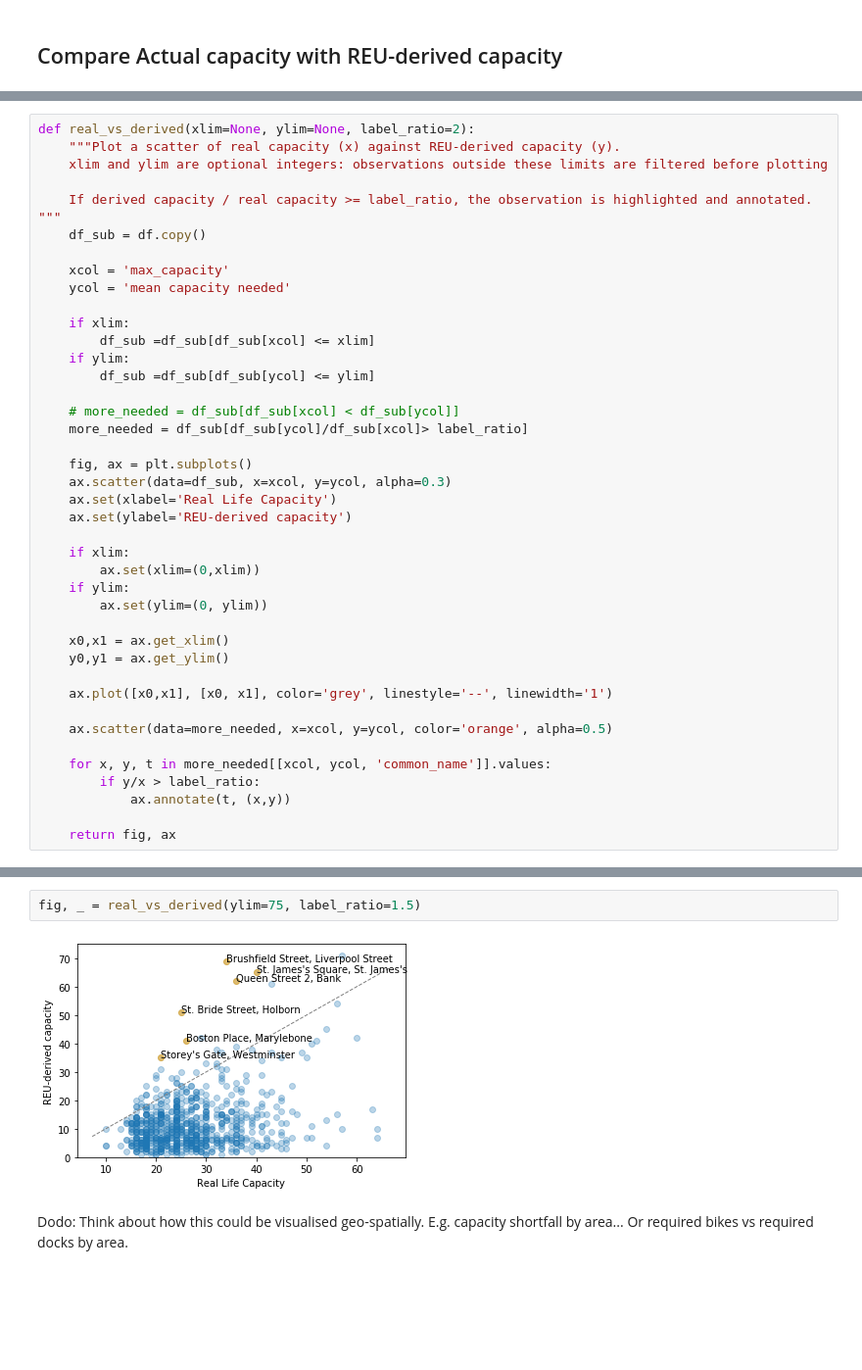
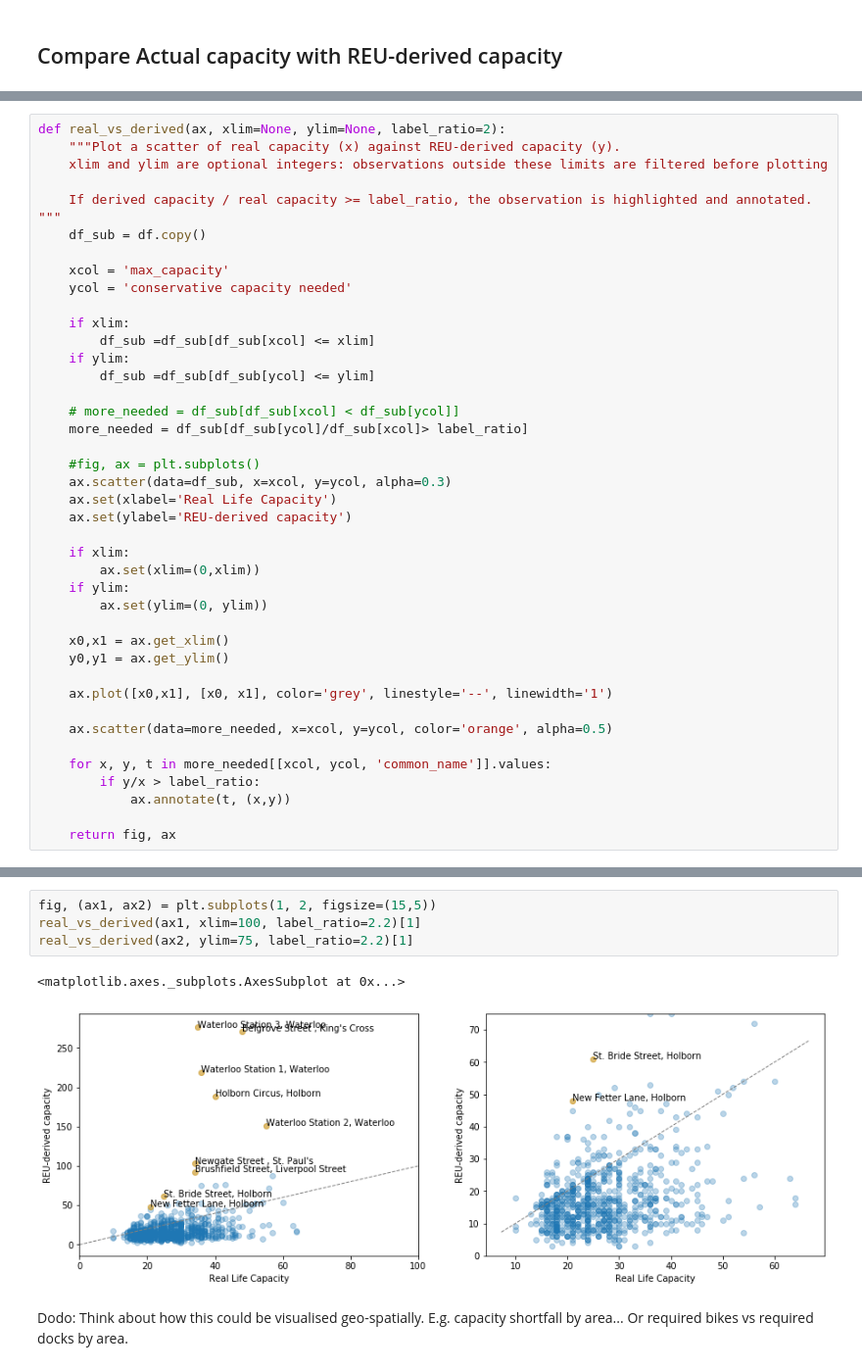
Before and after one commit to Peppers16/tfl_bike_project, a Jupyter notebook: notebooks/Demand Profiles MSP-6.ipynb, the cells around one changed output, grey strips where cells are left out. Shown at 98% size. Cells and saved outputs as stored; diff of their text form; blank space fills up the shorter version.

```diff
--- a/notebooks/Demand Profiles MSP-6.ipynb
+++ b/notebooks/Demand Profiles MSP-6.ipynb
@@ -471,5 +491,5 @@ df[(df['mean docks needed'] > 60) | (df['mean bikes needed'] > 30)]
 # %%
-def real_vs_derived(xlim=None, ylim=None, label_ratio=2):
+def real_vs_derived(ax, xlim=None, ylim=None, label_ratio=2):
     """Plot a scatter of real capacity (x) against REU-derived capacity (y).
     xlim and ylim are optional integers: observations outside these limits are filtered before plotting
 
@@ -477,7 +497,7 @@ def real_vs_derived(xlim=None, ylim=None, label_ratio=2):
     df_sub = df.copy()
 
     xcol = 'max_capacity'
-    ycol = 'mean capacity needed'
+    ycol = 'conservative capacity needed'
 
     if xlim:
         df_sub =df_sub[df_sub[xcol] <= xlim]
@@ -487,7 +507,7 @@ def real_vs_derived(xlim=None, ylim=None, label_ratio=2):
     # more_needed = df_sub[df_sub[xcol] < df_sub[ycol]]
     more_needed = df_sub[df_sub[ycol]/df_sub[xcol]> label_ratio]
 
-    fig, ax = plt.subplots()
+    #fig, ax = plt.subplots()
     ax.scatter(data=df_sub, x=xcol, y=ycol, alpha=0.3)
     ax.set(xlabel='Real Life Capacity')
     ax.set(ylabel='REU-derived capacity')
@@ -516,7 +532,10 @@ real_vs_derived(xlim=100);
-# %%
-fig, _ = real_vs_derived(ylim=75, label_ratio=1.5)
-# %% [output]
-[figure, removed]
+# %%
+fig, (ax1, ax2) = plt.subplots(1, 2, figsize=(15,5))
+real_vs_derived(ax1, xlim=100, label_ratio=2.2)[1]
+real_vs_derived(ax2, ylim=75, label_ratio=2.2)[1]
+# %% [output]
+<matplotlib.axes._subplots.AxesSubplot at 0x...>
+[figure, added]
 # %% [markdown]
 Dodo:
 Think about how this could be visualised geo-spatially. E.g. capacity shortfall by area...
```
Also changed, not shown: parts of 12 cells of this notebook, 5 other files.
